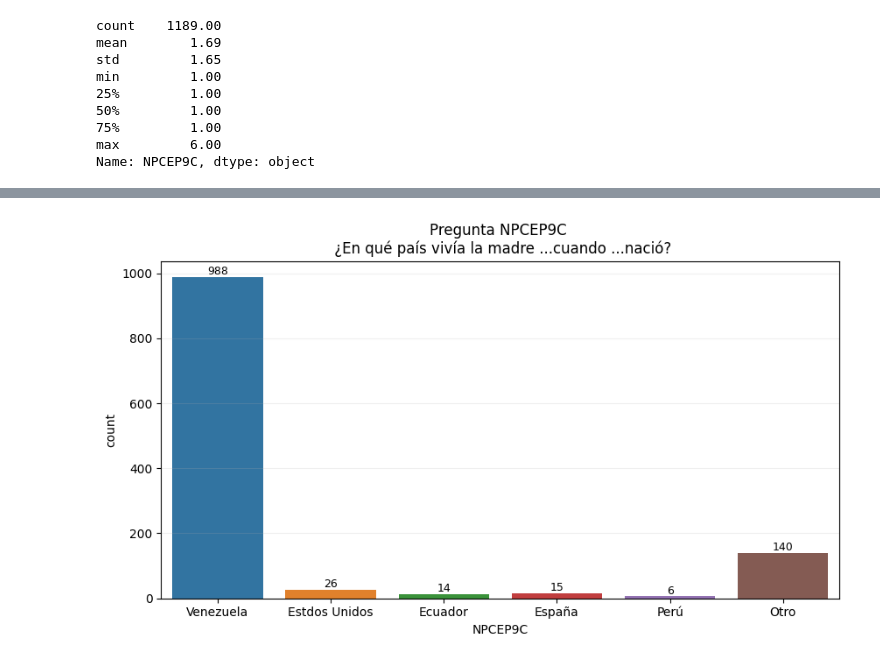
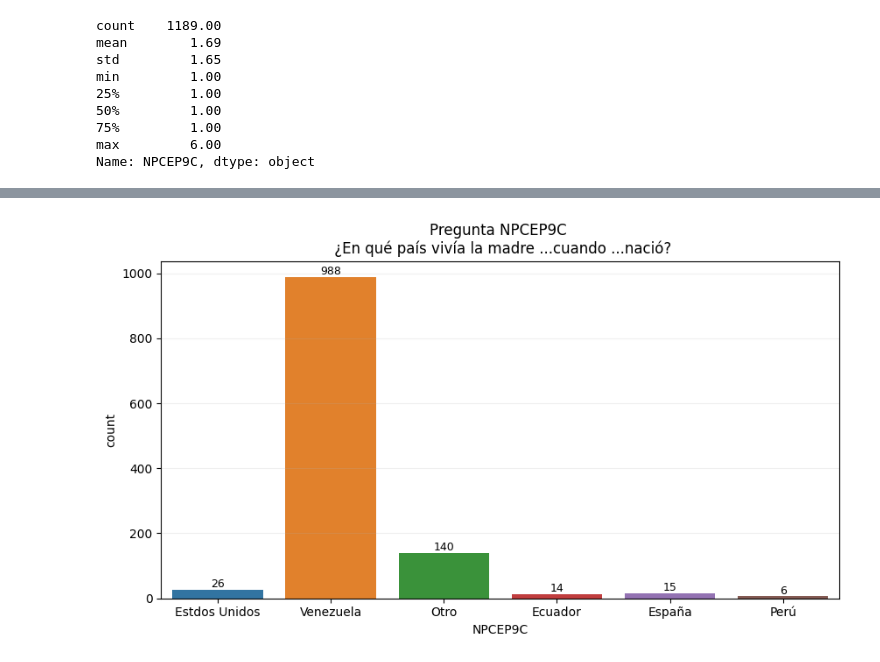
Before and after one commit to pinnzonandres/Encuesta-Multiproposito-Suba, a Jupyter notebook: Jupyter Scripts/4 - Parte EDA & Limpieza - Sección NHCEP.ipynb, the cells around one changed output, grey strips where cells are left out. Cells and saved outputs as stored; diff of their text form; code cells hidden in the pictures.

```diff
--- a/Jupyter Scripts/4 - Parte EDA & Limpieza - Sección NHCEP.ipynb
+++ b/Jupyter Scripts/4 - Parte EDA & Limpieza - Sección NHCEP.ipynb
@@ -312,0 +418,4 @@ data['NPCEP9B'].count()
+# %%
+dict_cod_mun= cod_mun.set_index('CODIGO').to_dict()
+# %%
+dict_cod_mun = dict_cod_mun['MUNICIPIO']
@@ -325,3 +454,5 @@ data['NPCEP9B'].value_counts()
 15114.0      1
 23672.0      1
 Name: NPCEP9B, Length: 789, dtype: int64
+# %%
+data['NPCEP9B']= data['NPCEP9B'].replace(dict_cod_mun)
@@ -364,18 +510,20 @@ data['NPCEP9C'].value_counts()
 Name: NPCEP9C, dtype: int64
+# %%
+data['NPCEP9C'] = data['NPCEP9C'].replace([1,2,3,4,5,6],['Venezuela','Estdos Unidos', 'Ecuador','España','Perú','Otro'])
 # %%
 fig, ax = plt.subplots(figsize=(10, 5))
 
 g = sns.countplot(ax=ax, data = data, x ='NPCEP9C')
 
 for bars in ax.containers:
     ax.bar_label(bars, fmt='%.0f', fontsize=9)
 
 ax.set_title('Pregunta NPCEP9C \n ¿En qué país vivía la madre ...cuando ...nació?')
-ax.set_xticklabels(['Venezuela','Estdos Unidos', 'Ecuador','España','Perú','Otro'])
+#ax.set_xticklabels(['Venezuela','Estdos Unidos', 'Ecuador','España','Perú','Otro'])
 
 plt.grid(alpha = 0.2, axis = 'y')
 plt.show()
 # %% [output]
-[figure, old version]
+[figure, new version]
 # %%
 data.to_excel('Encuesta_Multiproposito_Suba.xlsx', index = False)
```
Also changed, not shown: parts of 23 cells of this notebook, 4 other files.
